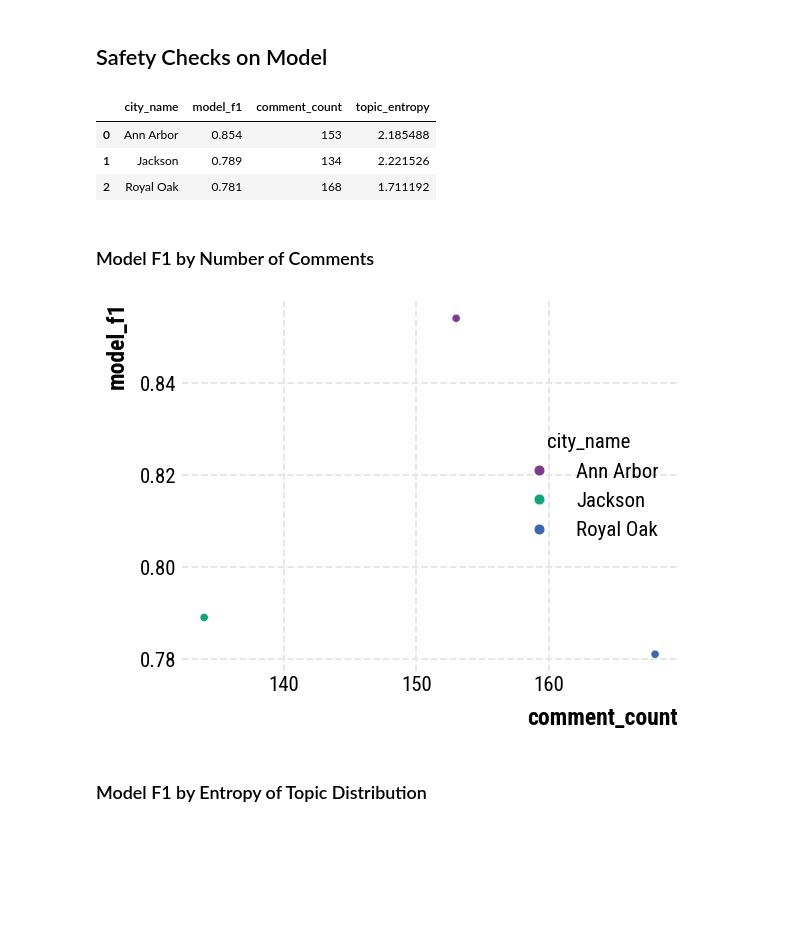
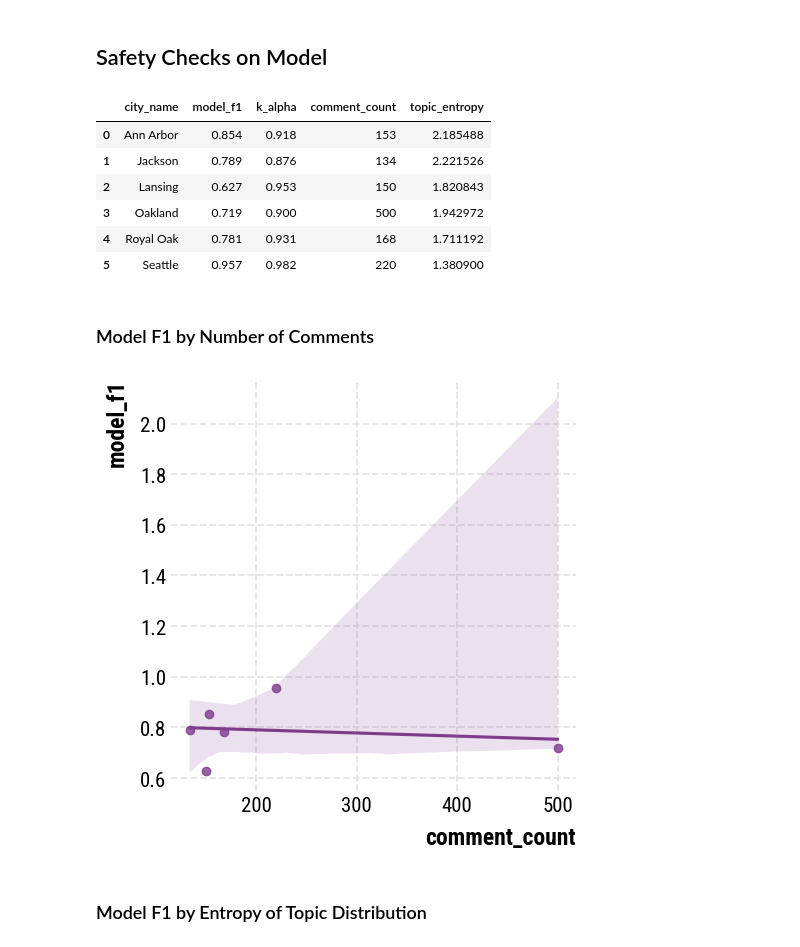
Before and after one commit to evamaxfield/cdp-public-comment-seg-prep, a Jupyter notebook: notebooks/eda.ipynb, the cells around one changed output. Drawn from its saved outputs; the diff is of its cells as text; code cells hidden in the pictures; blank space fills up the shorter version.

```diff
--- a/notebooks/eda.ipynb
+++ b/notebooks/eda.ipynb
@@ -392,6 +405,18 @@ city_name_f1_lut = {
     "Ann Arbor": 0.854,
     "Royal Oak": 0.781,
     "Jackson": 0.789,
+    "Lansing": 0.627,
+    "Seattle": 0.957,
+    "Oakland": 0.719,
+}
+
+city_name_k_alpha_lut = {
+    "Ann Arbor": 0.918,
+    "Royal Oak": 0.931,
+    "Jackson": 0.876,
+    "Lansing": 0.953,
+    "Seattle": 0.982,
+    "Oakland": 0.900,
 }
 
 # Create dataframe of city_name, f1, comment_count, and entropy(topic_percents)
@@ -402,6 +427,7 @@ for city_name, city_df in topic_city_counts.groupby("city_name"):
 
     # Get the f1
     f1 = city_name_f1_lut[city_name]
+    k_alpha = city_name_k_alpha_lut[city_name]
 
     # Get the comment count
     comment_count = city_df["comment_count"].sum()
@@ -414,6 +440,7 @@ for city_name, city_df in topic_city_counts.groupby("city_name"):
         {
             "city_name": city_name,
             "model_f1": f1,
+            "k_alpha": k_alpha,
             "comment_count": comment_count,
             "topic_entropy": entropy_val,
         }
@@ -422,22 +449,25 @@ for city_name, city_df in topic_city_counts.groupby("city_name"):
 city_f1_entropy_df = pd.DataFrame(city_f1_entropy_df)
 city_f1_entropy_df
 # %% [output]
-|  | city_name | model_f1 | comment_count | topic_entropy |
-| 0 | Ann Arbor | 0.854 | 153 | 2.185488 |
-| 1 | Jackson | 0.789 | 134 | 2.221526 |
-| 2 | Royal Oak | 0.781 | 168 | 1.711192 |
+|  | city_name | model_f1 | k_alpha | comment_count | topic_entropy |
+| 0 | Ann Arbor | 0.854 | 0.918 | 153 | 2.185488 |
+| 1 | Jackson | 0.789 | 0.876 | 134 | 2.221526 |
+| 2 | Lansing | 0.627 | 0.953 | 150 | 1.820843 |
+| 3 | Oakland | 0.719 | 0.900 | 500 | 1.942972 |
+| 4 | Royal Oak | 0.781 | 0.931 | 168 | 1.711192 |
+| 5 | Seattle | 0.957 | 0.982 | 220 | 1.380900 |
 # %% [markdown]
 ### Model F1 by Number of Comments
 # %%
 # LM plot with F1 of model + number of comments
 _ = sns.lmplot(
     data=city_f1_entropy_df,
     x="comment_count",
     y="model_f1",
-    hue="city_name",
+    # hue="city_name",
 )
 # %% [output]
-[figure, old version]
+[figure, new version]
 # %% [markdown]
 ### Model F1 by Entropy of Topic Distribution
 # %%
```
Also changed, not shown: parts of 8 cells of this notebook.
